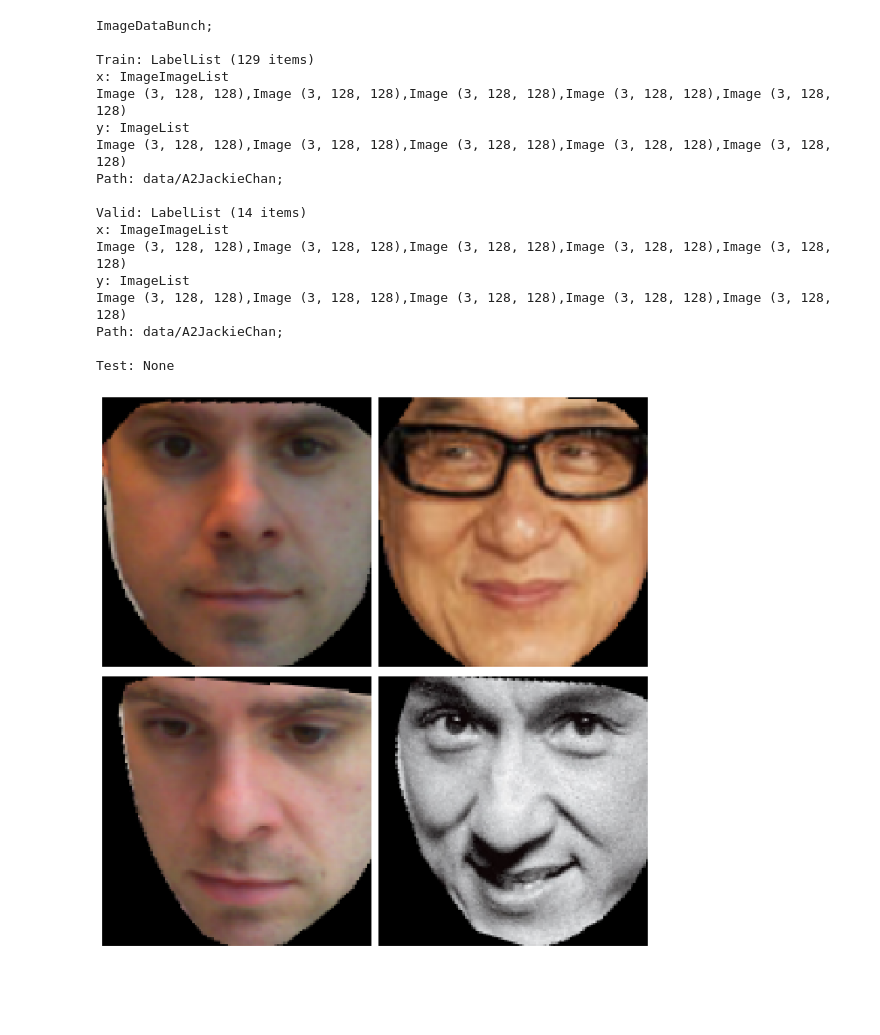
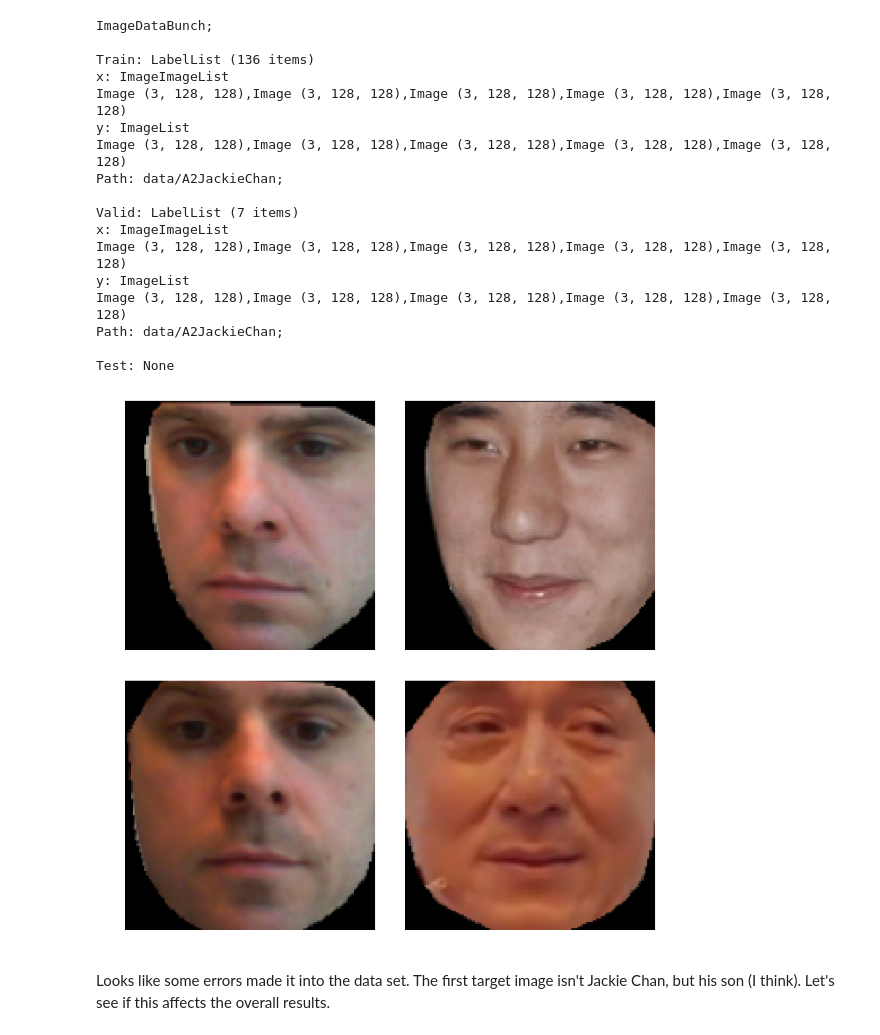
Before and after one commit to bestaar/predictiveFilterFlow, a Jupyter notebook: predictiveFilterFlow.ipynb, the cells around one changed output. Cells and saved outputs as stored; diff of their text form; code cells hidden in the pictures; blank space fills up the shorter version.

```diff
--- a/predictiveFilterFlow.ipynb
+++ b/predictiveFilterFlow.ipynb
@@ -19,7 +19,7 @@ from torchvision.models import vgg16_bn
 # code: https://github.com/lessw2020/Ranger-Deep-Learning-Optimizer
 from ranger import Ranger
 # %%
-bs=4 #batch size
+bs=8 #batch size
 size=128 # image size (size x size)
 
 # image paths
@@ -31,36 +31,38 @@ device = torch.device('cuda' if torch.cuda.is_available() else 'cpu')
 # %%
 # create image 2 image databunch
 # code from: ???
-src = ImageImageList.from_folder(path_inp).split_by_rand_pct(0.1, seed=42)
+src = ImageImageList.from_folder(path_inp).split_by_rand_pct(0.05, seed=42)
 def get_data(bs,size):
     data = (src.label_from_func(lambda x: path_out+'/'+x.name)
            .transform(get_transforms(), size=size, tfm_y=True)
            .databunch(bs=bs).normalize(imagenet_stats, do_y=True))
 
     data.c = 3
     return data
 data = get_data(bs,size)
 data.show_batch(ds_type=DatasetType.Valid, rows=2, figsize=(9,9))
 data
 # %% [output]
 ImageDataBunch;
 
-Train: LabelList (129 items)
+Train: LabelList (136 items)
 x: ImageImageList
 Image (3, 128, 128),Image (3, 128, 128),Image (3, 128, 128),Image (3, 128, 128),Image (3, 128, 128)
 y: ImageList
 Image (3, 128, 128),Image (3, 128, 128),Image (3, 128, 128),Image (3, 128, 128),Image (3, 128, 128)
 Path: data/A2JackieChan;
 
-Valid: LabelList (14 items)
+Valid: LabelList (7 items)
 x: ImageImageList
 Image (3, 128, 128),Image (3, 128, 128),Image (3, 128, 128),Image (3, 128, 128),Image (3, 128, 128)
 y: ImageList
 Image (3, 128, 128),Image (3, 128, 128),Image (3, 128, 128),Image (3, 128, 128),Image (3, 128, 128)
 Path: data/A2JackieChan;
 
 Test: None
-[figure, old version]
+[figure, new version]
+# %% [markdown]
+Looks like some errors made it into the data set. The first target image isn't Jackie Chan, but his son (I think). Let's see if this affects the overall results.
 # %%
 # predictive filter flow layer
 # https://arxiv.org/abs/1811.11482
```
Also changed, not shown: parts of 12 cells of this notebook.
